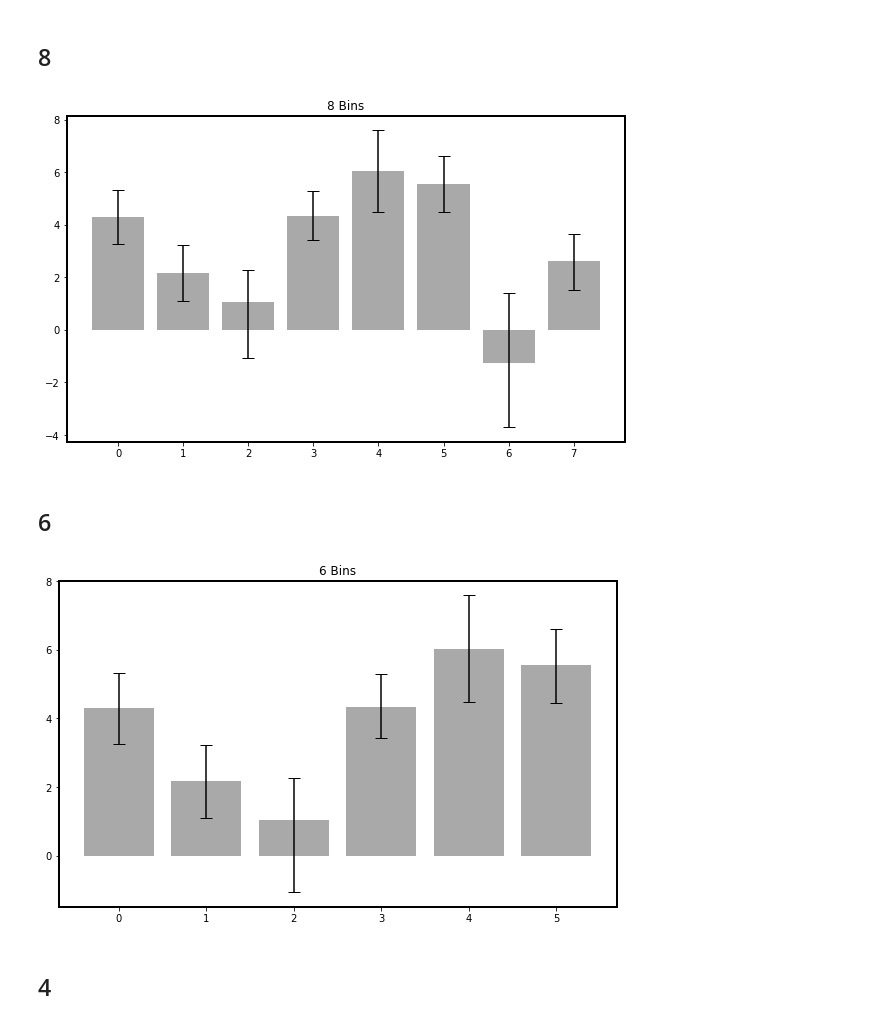
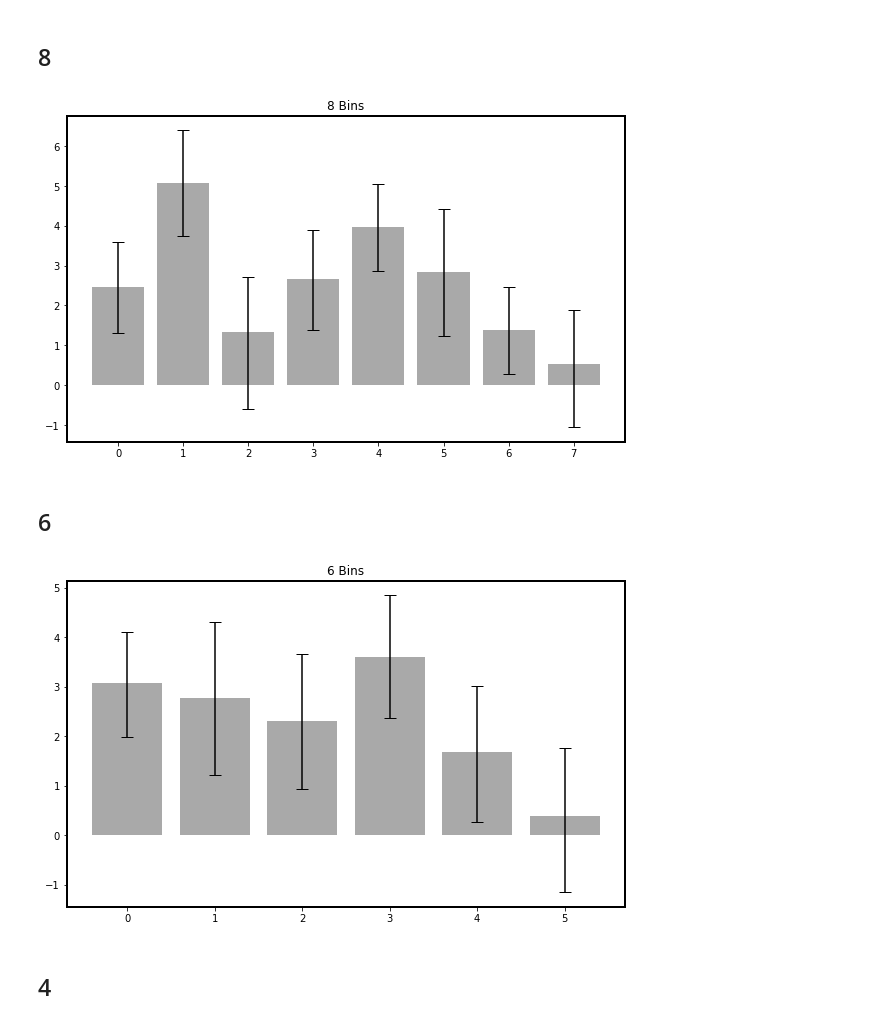
Before and after one commit to WhitneyLab/Serial_Dependence_Analysis_Base, a Jupyter notebook: figures/Fig_6/Fig_6.ipynb, the cells around one changed output. Drawn from its saved outputs; the diff is of its cells as text; code cells hidden in the pictures.

Commit message:
fixed bug inputing wrong dataframe in bin loop, redid figures

```diff
--- a/figures/Fig_6/Fig_6.ipynb
+++ b/figures/Fig_6/Fig_6.ipynb
@@ -115,7 +115,7 @@ row = 0
 for bins in range(numBins):
     subjectdata_temp = pd.DataFrame()
 
-    mean_bin, ci_low_bin, ci_up_bin = mean_confidence_interval.confidence_interval_percentile(twentyfourbins[bins])
+    mean_bin, ci_low_bin, ci_up_bin = mean_confidence_interval.confidence_interval_percentile(data[bins])
 
     bindata.loc[bins, 'MEAN'] = mean_bin
     bindata.loc[bins, 'CI_LOW'] = ci_low_bin
@@ -157,7 +157,7 @@ row = 0
 for bins in range(numBins):
     subjectdata_temp = pd.DataFrame()
 
-    mean_bin, ci_low_bin, ci_up_bin = mean_confidence_interval.confidence_interval_percentile(twentyfourbins[bins])
+    mean_bin, ci_low_bin, ci_up_bin = mean_confidence_interval.confidence_interval_percentile(data[bins])
 
     bindata.loc[bins, 'MEAN'] = mean_bin
     bindata.loc[bins, 'CI_LOW'] = ci_low_bin
@@ -199,7 +199,7 @@ row = 0
 for bins in range(numBins):
     subjectdata_temp = pd.DataFrame()
 
-    mean_bin, ci_low_bin, ci_up_bin = mean_confidence_interval.confidence_interval_percentile(twentyfourbins[bins])
+    mean_bin, ci_low_bin, ci_up_bin = mean_confidence_interval.confidence_interval_percentile(data[bins])
 
     bindata.loc[bins, 'MEAN'] = mean_bin
     bindata.loc[bins, 'CI_LOW'] = ci_low_bin
@@ -241,7 +241,7 @@ row = 0
 for bins in range(numBins):
     subjectdata_temp = pd.DataFrame()
 
-    mean_bin, ci_low_bin, ci_up_bin = mean_confidence_interval.confidence_interval_percentile(twentyfourbins[bins])
+    mean_bin, ci_low_bin, ci_up_bin = mean_confidence_interval.confidence_interval_percentile(data[bins])
 
     bindata.loc[bins, 'MEAN'] = mean_bin
     bindata.loc[bins, 'CI_LOW'] = ci_low_bin
@@ -267,7 +267,7 @@ plt.savefig('Fig_6_' + str(numBins) + 'bins.eps', bbox_inches='tight', dpi=1200)
 plt.savefig('Fig_6_' + str(numBins) + 'bins.svg', bbox_inches='tight', dpi=1200)
 plt.savefig('Fig_6_' + str(numBins) + 'bins.jpg', bbox_inches='tight', dpi=1200)
 # %% [output]
-[figure, old version]
+[figure, new version]
 # %% [markdown]
 ## 6
 # %%
@@ -281,35 +281,35 @@ bindata = pd.DataFrame()
 
 row = 0
 for bins in range(numBins):
     subjectdata_temp = pd.DataFrame()
 
-    mean_bin, ci_low_bin, ci_up_bin = mean_confidence_interval.confidence_interval_percentile(twentyfourbins[bins])
+    mean_bin, ci_low_bin, ci_up_bin = mean_confidence_interval.confidence_interval_percentile(data[bins])
 
     bindata.loc[bins, 'MEAN'] = mean_bin
     bindata.loc[bins, 'CI_LOW'] = ci_low_bin
     bindata.loc[bins, 'CI_UP'] = ci_up_bin
 
 # CI
 bin_ci = pd.DataFrame()
 for i in range(len(bindata)):
 
     low = bindata.loc[i, 'MEAN'] - bindata.loc[i, 'CI_LOW']
     up = bindata.loc[i, 'CI_UP'] - bindata.loc[i, 'MEAN']
 
     bin_ci.loc[0, i] = low
     bin_ci.loc[1, i] = up
 
 # plot
 plt.figure(figsize=(10, 6))
 
 plt.bar(range(len(bindata)), bindata['MEAN'], yerr=bin_ci.to_numpy(), ecolor='black',
        capsize=6, color = 'darkgray')
 plt.title(str(numBins) + ' Bins')
 plt.savefig('Fig_6_' + str(numBins) + 'bins.eps', bbox_inches='tight', dpi=1200)
 plt.savefig('Fig_6_' + str(numBins) + 'bins.svg', bbox_inches='tight', dpi=1200)
 plt.savefig('Fig_6_' + str(numBins) + 'bins.jpg', bbox_inches='tight', dpi=1200)
 # %% [output]
-[figure, old version]
+[figure, new version]
 # %% [markdown]
 ## 4
 # %%
```
Also changed, not shown: parts of 8 cells of this notebook, 15 other files.
